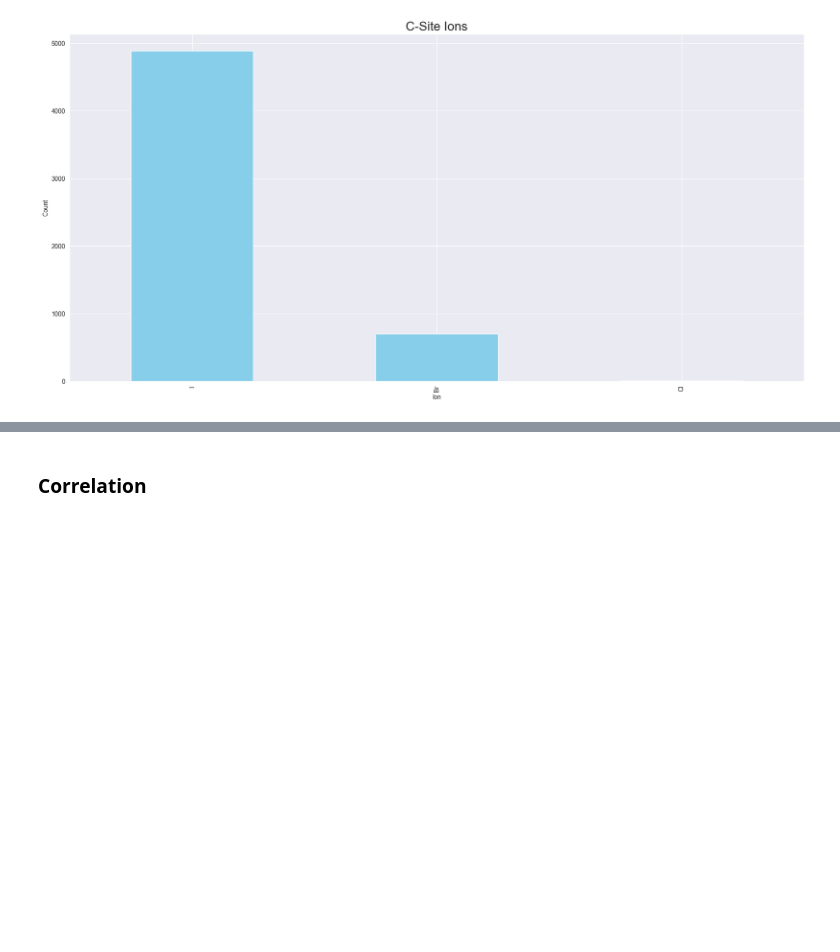
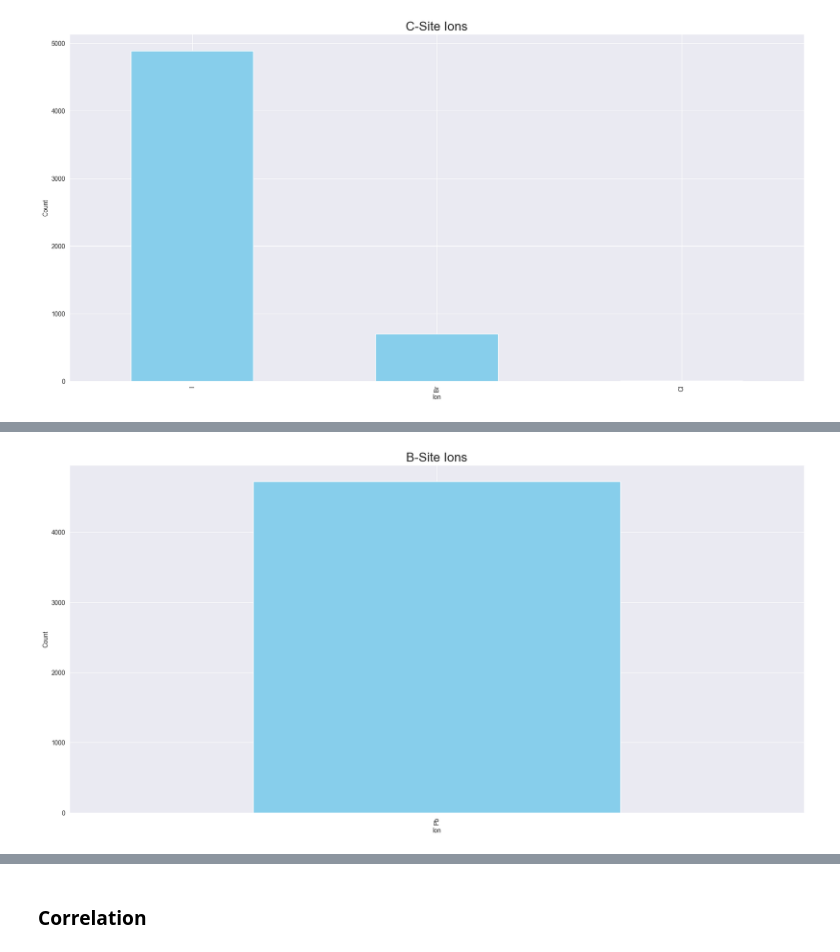
Before and after one commit to armh12/perovskite-data-analysis, a Jupyter notebook: preparation/xgboost_band_gap_model.ipynb, the cells around one changed output, grey strips where cells are left out. Cells and saved outputs as stored; diff of their text form; code cells hidden in the pictures; blank space fills up the shorter version.

```diff
--- a/preparation/xgboost_band_gap_model.ipynb
+++ b/preparation/xgboost_band_gap_model.ipynb
@@ -108,0 +130,4 @@ plot_counts(c_ion_counts, 'C')
+# %%
+plot_counts(new_b_ion_counts, 'B')
+# %% [output]
+[figure, added]
```
Also changed, not shown: parts of 22 cells of this notebook, 3 other files.
